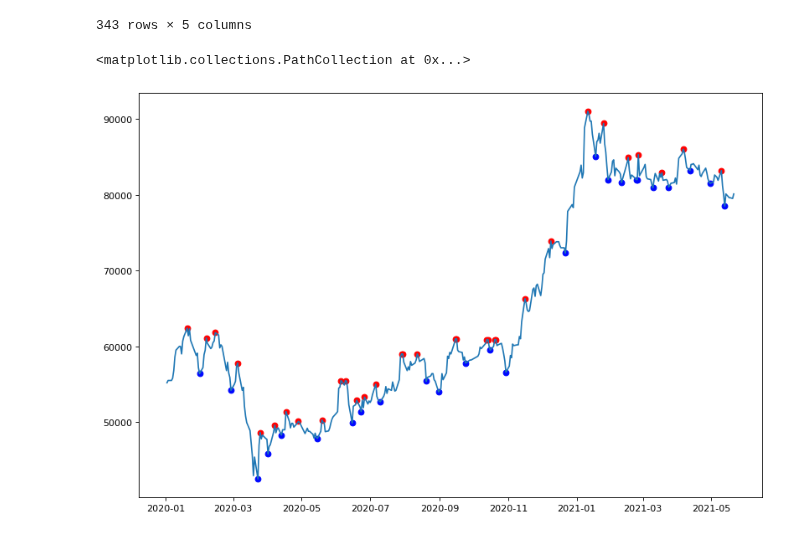
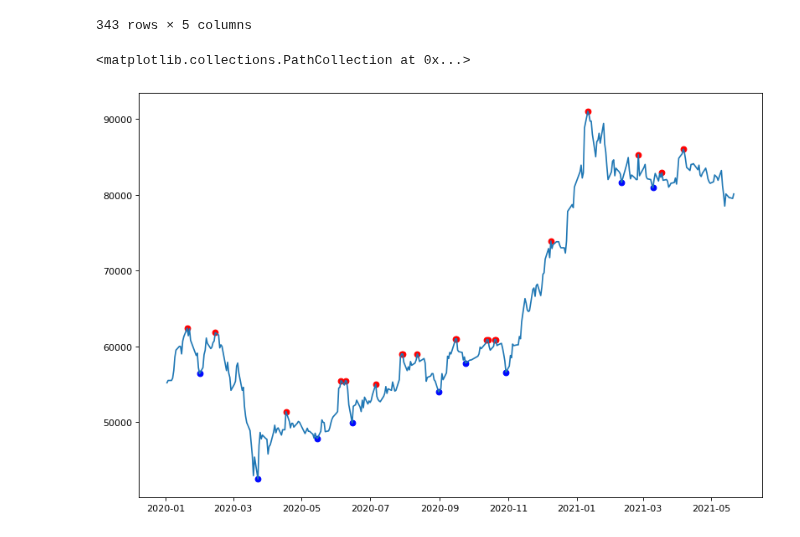
Before and after one commit to yeonghun00/stock-notes, a Jupyter notebook: techincals.ipynb, the cells around one changed output. Cells and saved outputs as stored; diff of their text form; code cells hidden in the pictures.

```diff
--- a/techincals.ipynb
+++ b/techincals.ipynb
@@ -83,11 +83,13 @@ df
 | 2021-05-21 | 80100 | 81500 | 79800 | 80100 | 20804622 |
 343 rows × 5 columns
 # %%
+import math
+
 class Technicals:
   def __init__(self, df):
     self.df = df
 
-  def find_mins(self, position='Close', adj_co=5):
+  def get_mins(self, position='Close', adj_co=5):
       new_dict = {'date': [], position: []}
       for i in range(df.shape[0]):
           if (i - adj_co >= 0 and i + adj_co < df.shape[0]):
@@ -106,7 +108,7 @@ class Technicals:
 
       return new_df
 
-  def find_maxs(self, position='Close', adj_co=5):
+  def get_maxs(self, position='Close', adj_co=5):
       new_dict = {'date': [], position: []}
       for i in range(df.shape[0]):
           if (i - adj_co >= 0 and i + adj_co < df.shape[0]):
@@ -124,15 +126,24 @@ class Technicals:
       new_df = new_df.set_index('date')
 
       return new_df
+
+  def get_closeness(self, pos:str='max', adj_co:int=5)->list:
+    if pos == 'min':
+      li = [x for x in self.get_mins('Close', adj_co)['Close'] if not math.isnan(x)]
+    elif pos == 'max':
+      li = [x for x in self.get_maxs('Close', adj_co)['Close'] if not math.isnan(x)]
+    current = self.df.iloc[-1]['Close']
+
+    return li/current
 # %%
 import matplotlib.pyplot as plt
 from matplotlib.pyplot import figure
 
 tech = Technicals(df)
 figure(figsize=(12, 8), dpi=80)
 plt.plot(df['Close'])
-plt.scatter(x = df.index, y = tech.find_maxs(), c='#ff0000', marker = 'o')
-plt.scatter(x = df.index, y = tech.find_mins(), c='#0008ff', marker = 'o')
+plt.scatter(x = df.index, y = tech.get_maxs('Close', 10), c='#ff0000', marker = 'o')
+plt.scatter(x = df.index, y = tech.get_mins('Close', 10), c='#0008ff', marker = 'o')
 # %% [output]
 <matplotlib.collections.PathCollection at 0x...>
-[figure, old version]
+[figure, new version]
```
Also changed, not shown: parts of 1 cell of this notebook.
